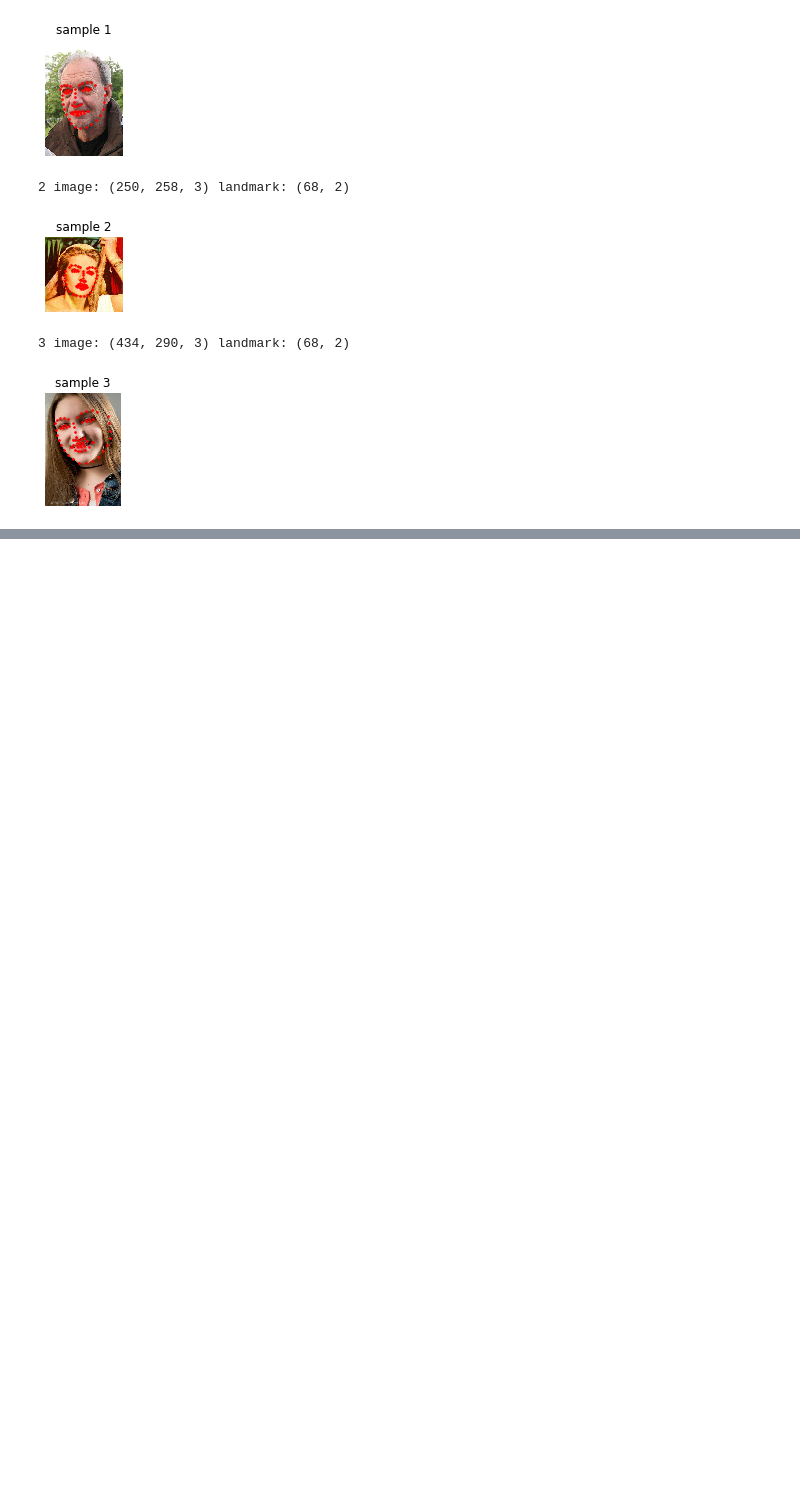
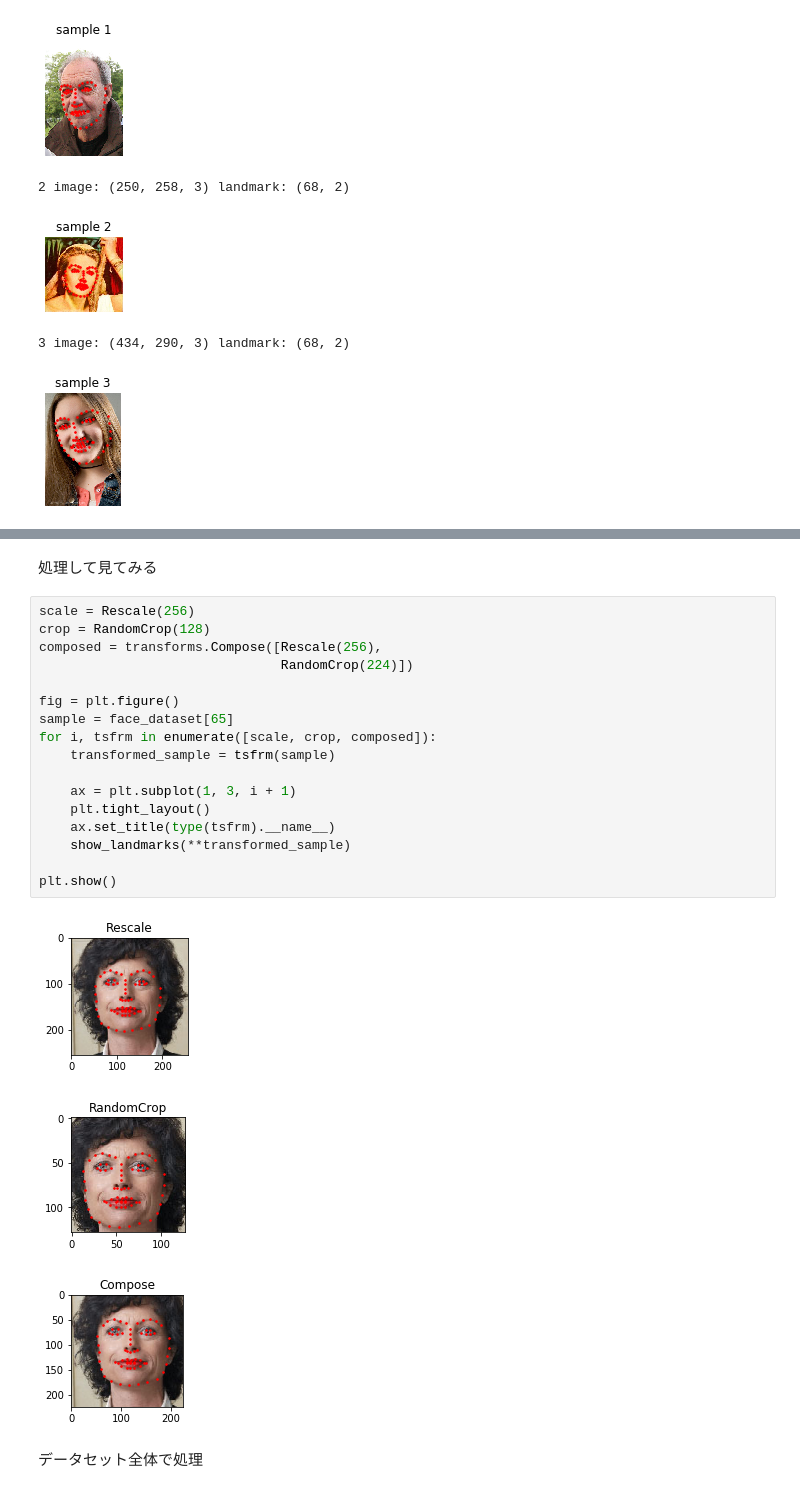
Before and after one commit to arakoma/pytorch_practice, a Jupyter notebook: writing_custum_datasets_dataloaders_and_transforms.ipynb, the cells around one changed output, grey strips where cells are left out. Saved outputs shown, nothing was run; the diff lists cells and outputs as text; blank space fills up the shorter version.

```diff
--- a/writing_custum_datasets_dataloaders_and_transforms.ipynb
+++ b/writing_custum_datasets_dataloaders_and_transforms.ipynb
@@ -174,0 +245,25 @@ class Rescale(object):
+# %% [markdown]
+処理して見てみる
+# %%
+scale = Rescale(256)
+crop = RandomCrop(128)
+composed = transforms.Compose([Rescale(256),
+                               RandomCrop(224)])
+
+fig = plt.figure()
+sample = face_dataset[65]
+for i, tsfrm in enumerate([scale, crop, composed]):
+    transformed_sample = tsfrm(sample)
+
+    ax = plt.subplot(1, 3, i + 1)
+    plt.tight_layout()
+    ax.set_title(type(tsfrm).__name__)
+    show_landmarks(**transformed_sample)
+
+plt.show()
+# %% [output]
+[figure, added]
+[figure, added]
+[figure, added]
+# %% [markdown]
+データセット全体で処理
```
Also changed, not shown: parts of 10 cells of this notebook.
